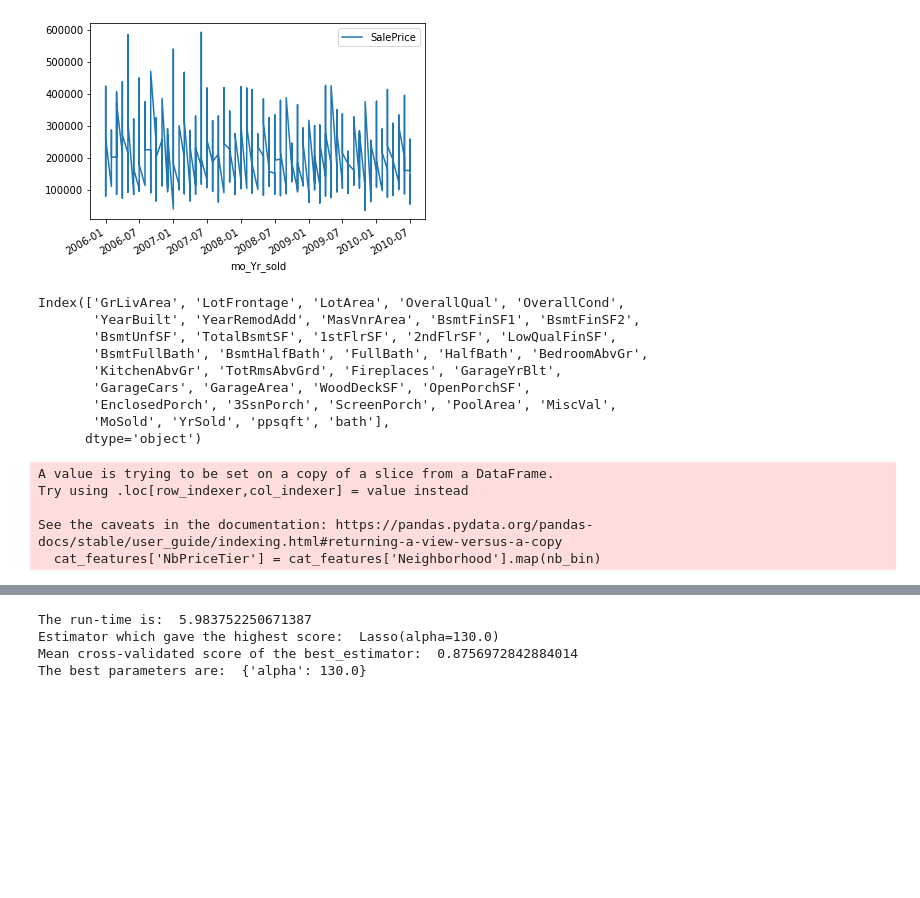
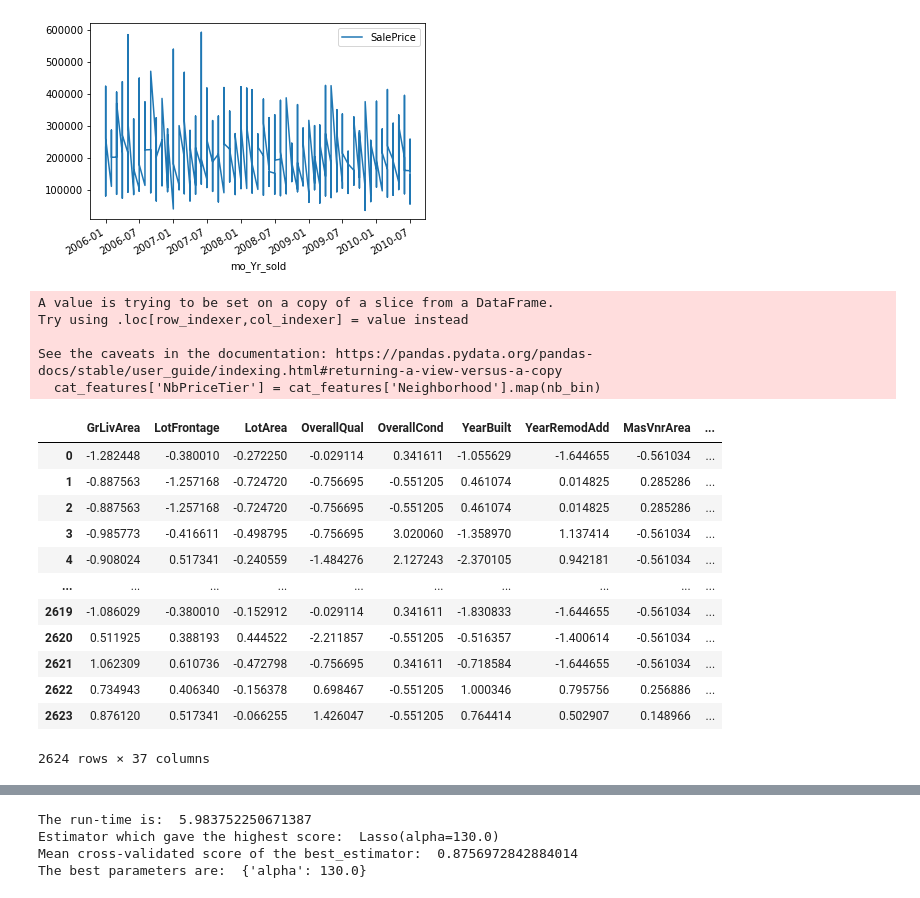
Before and after one commit to qwang27/Ames_Housing_ML, a Jupyter notebook: EDA_further_analysis2.ipynb, the cells around one changed output, grey strips where cells are left out. Cells and saved outputs as stored; diff of their text form; code cells hidden in the pictures; blank space fills up the shorter version.

```diff
--- a/EDA_further_analysis2.ipynb
+++ b/EDA_further_analysis2.ipynb
@@ -69,8 +67,6 @@ plt.show()
 <Figure size 144000x7200 with 0 Axes>
 [figure]
 # %%
-log_p = np.log10(HousePrice1['SalePrice'])
-
 #Feature selection
 HousePrice2 = HousePrice1.drop(['Unnamed: 0', 'MapRefNo','PID','Unnamed: 0.1', 'Prop_Addr'], \
                                axis = 1)
@@ -78,18 +74,8 @@ num_features = HousePrice2._get_numeric_data()  \
  .drop(['MSSubClass', 'SalePrice'], axis = 1)
 num_features['bath'] = num_features['FullBath'] + 0.5*num_features['HalfBath']
 
-col = HousePrice2.columns
-catcol = [col for col in HousePrice2.columns if col not in num_features.columns]
+numCol = num_features.columns
 # %%
-num_features.columns
+col = HousePrice2.columns
+catCol = [col for col in HousePrice2.columns if col not in num_features.columns]
-# %% [output]
-Index(['GrLivArea', 'LotFrontage', 'LotArea', 'OverallQual', 'OverallCond',
-       'YearBuilt', 'YearRemodAdd', 'MasVnrArea', 'BsmtFinSF1', 'BsmtFinSF2',
-       'BsmtUnfSF', 'TotalBsmtSF', '1stFlrSF', '2ndFlrSF', 'LowQualFinSF',
-       'BsmtFullBath', 'BsmtHalfBath', 'FullBath', 'HalfBath', 'BedroomAbvGr',
-       'KitchenAbvGr', 'TotRmsAbvGrd', 'Fireplaces', 'GarageYrBlt',
-       'GarageCars', 'GarageArea', 'WoodDeckSF', 'OpenPorchSF',
-       'EnclosedPorch', '3SsnPorch', 'ScreenPorch', 'PoolArea', 'MiscVal',
-       'MoSold', 'YrSold', 'ppsqft', 'bath'],
-      dtype='object')
 # %%
@@ -116,3 +93,22 @@ Try using .loc[row_indexer,col_indexer] = value instead
 
 See the caveats in the documentation: https://pandas.pydata.org/pandas-docs/stable/user_guide/indexing.html#returning-a-view-versus-a-copy
   cat_features['NbPriceTier'] = cat_features['Neighborhood'].map(nb_bin)
+# %%
+# Standardize numeric features
+from sklearn.preprocessing import StandardScaler
+num_features[numCol] = StandardScaler().fit_transform(num_features)
+num_features
+# %% [output]
+|  | GrLivArea | LotFrontage | LotArea | OverallQual | OverallCond | YearBuilt | YearRemodAdd | MasVnrArea | ... |
+| 0 | -1.282448 | -0.380010 | -0.272250 | -0.029114 | 0.341611 | -1.055629 | -1.644655 | -0.561034 | ... |
+| 1 | -0.887563 | -1.257168 | -0.724720 | -0.756695 | -0.551205 | 0.461074 | 0.014825 | 0.285286 | ... |
+| 2 | -0.887563 | -1.257168 | -0.724720 | -0.756695 | -0.551205 | 0.461074 | 0.014825 | 0.285286 | ... |
+| 3 | -0.985773 | -0.416611 | -0.498795 | -0.756695 | 3.020060 | -1.358970 | 1.137414 | -0.561034 | ... |
+| 4 | -0.908024 | 0.517341 | -0.240559 | -1.484276 | 2.127243 | -2.370105 | 0.942181 | -0.561034 | ... |
+| ... | ... | ... | ... | ... | ... | ... | ... | ... | ... |
+| 2619 | -1.086029 | -0.380010 | -0.152912 | -0.029114 | 0.341611 | -1.830833 | -1.644655 | -0.561034 | ... |
+| 2620 | 0.511925 | 0.388193 | 0.444522 | -2.211857 | -0.551205 | -0.516357 | -1.400614 | -0.561034 | ... |
+| 2621 | 1.062309 | 0.610736 | -0.472798 | -0.756695 | 0.341611 | -0.718584 | -1.644655 | -0.561034 | ... |
+| 2622 | 0.734943 | 0.406340 | -0.156378 | 0.698467 | -0.551205 | 1.000346 | 0.795756 | 0.256886 | ... |
+| 2623 | 0.876120 | 0.517341 | -0.066255 | 1.426047 | -0.551205 | 0.764414 | 0.502907 | 0.148966 | ... |
+2624 rows × 37 columns
```
Also changed, not shown: parts of 14 cells of this notebook, 19 other files.
